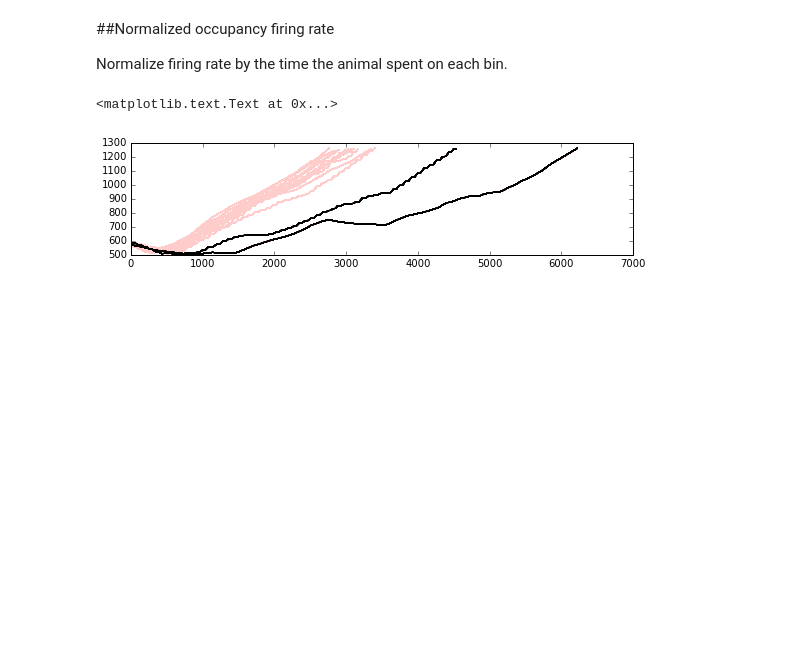
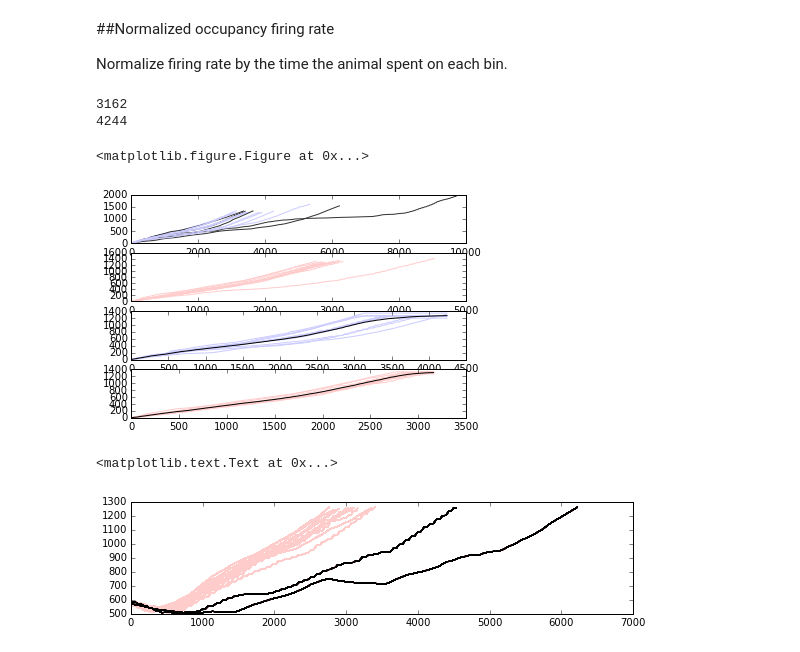
Before and after one commit to rubenpinzon/Wigner-Pattern, a Jupyter notebook: Bayesian Decoder.ipynb, the cells around one changed output. Drawn from its saved outputs; the diff is of its cells as text; code cells hidden in the pictures; blank space fills up the shorter version.

```diff
--- a/Bayesian Decoder.ipynb
+++ b/Bayesian Decoder.ipynb
@@ -60,4 +52,40 @@ plt.plot(path_right[0], path_right[1], color='r')
 ##Normalized occupancy firing rate
 
 Normalize firing rate by the time the animal spent on each bin.
+# %%
+plt.figure(num=None, figsize=(10,10), dpi=250)
+f, arr = plt.subplots(4)
+
+cumdist = defaultdict(list)
+for trial in data:
+    subp = 1 if trial.type is 'left' else 0
+    d = trial.cumulative_dist()
+    cumdist[trial.type].append(d)
+    arr[subp].plot(d, color=trial.color)
+
+
+for k in ['left', 'right']:
+    vs = cumdist[k]
+    mx_dist = map(lambda x: len(x), vs)
+    mu_dist = np.mean(mx_dist)
+    sd_dist = np.std(mx_dist)
+    mask_dist = abs(mx_dist - mu_dist) < sd_dist
+    # update the maximum to interpolate all the distance to this value
+    new_mx_dist = max([d for (d, f) in zip(mx_dist, mask_dist) if f])
+    print new_mx_dist
+    interp_d = []
+    for v, f in zip(vs, mask_dist):
+        if f:
+            d_new = np.interp(range(new_mx_dist), range(len(v)), v)
+            interp_d.append(d_new)
+            subp = 3 if k is 'left' else 2
+            arr[subp].plot(d_new, color=data[0].colors[k])
+
+    mu_d = np.mean(interp_d, axis=0)
+    arr[subp].plot(mu_d, color='k')
+# %% [output]
+3162
+4244
+<matplotlib.figure.Figure at 0x...>
+[figure, added]
 # %%
```
Also changed, not shown: parts of 5 cells of this notebook, 1 other file.
